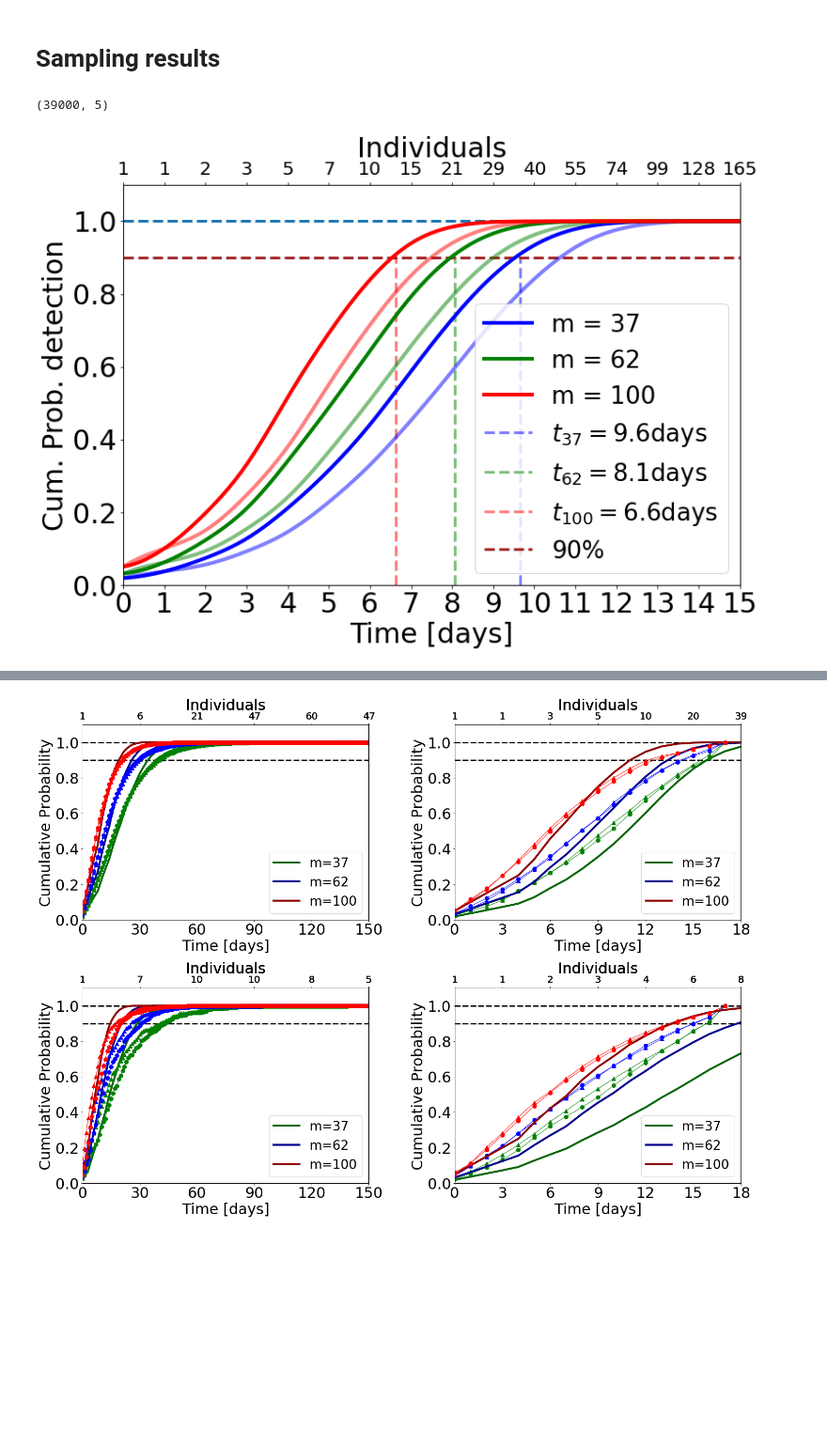
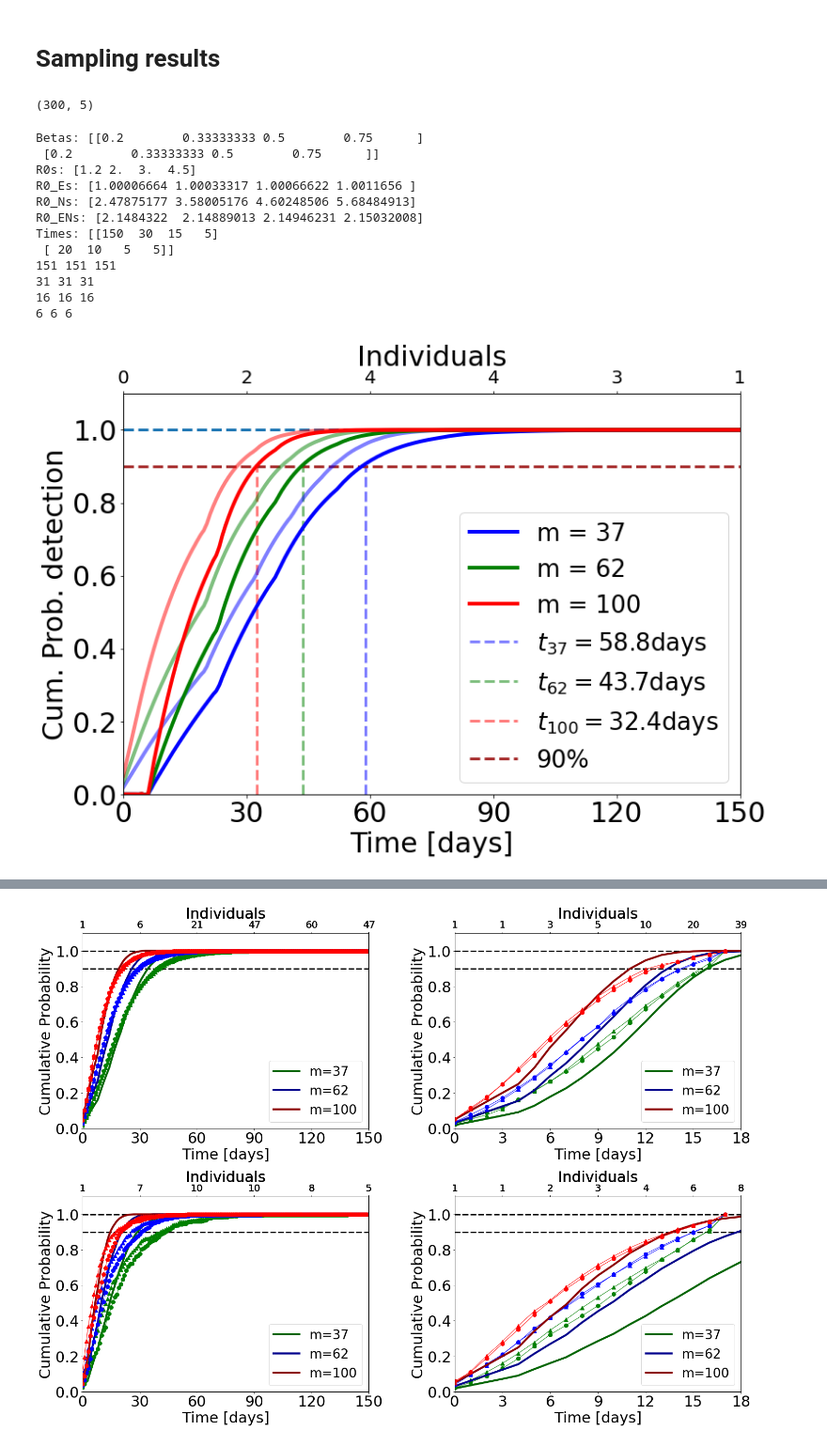
Before and after one commit to betoto008/Epidemiology_2020, a Jupyter notebook: Jupyter_Notebooks/3_Sampling.ipynb, the cells around one changed output, grey strips where cells are left out. Shown at 94% size. Saved outputs shown, nothing was run; the diff lists cells and outputs as text; code cells hidden in the pictures; blank space fills up the shorter version.

Commit message:
working on sampling notebook mac20

```diff
--- a/Jupyter_Notebooks/3_Sampling.ipynb
+++ b/Jupyter_Notebooks/3_Sampling.ipynb
@@ -44,3 +25,11 @@ N = 8000
 graphs_names = np.array(['barabasi-albert','watts-strogatz'])
 G1 = nx.barabasi_albert_graph(N, 2)
 G2 = nx.watts_strogatz_graph(N, 4, 1)
+
+N = 2000
+graphs_names = np.array(['barabasi-albert','watts-strogatz'])
+nodeDegrees = np.loadtxt(Text_files_path+'Stochastic/Networks/barabasi-albert/network_degree_distrib_N%d.txt'%(N), dtype=np.int32)
+meanDegree = np.mean(nodeDegrees)
+meanDegree2 = np.mean(nodeDegrees**2)
+
+print(max(nodeDegrees), min(nodeDegrees), meanDegree, meanDegree2)
@@ -106,7 +114,7 @@ Slopes: [[1.04994335 1.04971681 1.04943371 1.04900924]
 for aposteriori, protocol in zip(aposterioris, protocols):
     print('Aposteriori:', aposteriori, ' Protocol: ', sampling_protocol[protocol])
     ##Run over values of p
-    for p, slopes in zip (ps, Slopes):
+    for p, Ts_total, betas, slopes in zip (ps, Ts_Total, Betas, Slopes):
         ##Run over graphs
         for G, G_name in zip(graphs, graphs_names):
             ##Run over R0s
@@ -142,32 +150,69 @@ Wall time: 1min 27s
 # %% [markdown]
 # Sampling results
 # %%
-data = np.loadtxt(Text_files_path+'Sampling/Networks/barabasi-albert/aposteriori/sampling_stats_R01.5_sigma0.2_N2000_p1.0_m100_barabasi-albert.txt')
+data = np.loadtxt(Text_files_path+'Sampling/Networks/barabasi-albert/uniform/sampling_stats_R01.2_sigma1000.0_N2000_p1.0_m100_barabasi-albert.txt')
 np.shape(data)
 # %% [output]
-(39000, 5)
+(300, 5)
 # %%
 N=2000
 sample_sizes = [int((N/100)*1.875), int((N/100)*3.125), int((N/100)*5.0)]
 # %%
 ps = [1.0]
 sample_sizes = [int((N/100)*1.875), int((N/100)*3.125), int((N/100)*5.0)]
-R0s = np.array([3.0])
+R0s = np.array([1.2, 2.0, 3.0, 4.5])
+R0s2 = np.array([1.2, 2.0, 3.0, 4.5])
 betas = R0s*gamma
-Ts_total = np.array([15])
-for p in ps:
+betas2 = R0s2*gamma
+
+Betas = np.array([R0s2*gamma,R0s*gamma])
+print('Betas:', Betas)
+R0_Ns = (R0s2*(meanDegree2-meanDegree))/(meanDegree*(meanDegree+R0s2))
+R0_Es = np.sqrt(1-4*((sigma*gamma-sigma*Betas[0])/(sigma + gamma)**2))
+R0_ENs = (R0_Es*(meanDegree2-meanDegree))/(meanDegree*(meanDegree+R0_Es))
+
+print('R0s:', R0s2)
+print('R0_Es:',R0_Es)
+print('R0_Ns:',R0_Ns)
+print('R0_ENs:',R0_ENs)
+
+lambdas = ((-sigma-gamma)/(2)) + (1/2)*np.sqrt((sigma-gamma)**2 + 4*sigma*Betas[1]) #exponential growth rates
+
+ests = (1/(lambdas)).astype(int)
+if(sigma==1/4):
+    est_Ns = (1/((R0_ENs-1)*gamma)).astype(int)
+if(sigma==1000):
+    est_Ns = (1/((R0_Ns-1)*gamma)).astype(int)
+
+Ts_Total = np.array([5*ests, 5*est_Ns]) #for R0 = [1.2, 1.5, 3.0, 4.5] use [160, 35, 20] and half of it if when sigma=1000
+print('Times:',Ts_Total)
+
+for p, Ts_total in zip(ps, Ts_Total):
     for beta, T_total in zip(betas, Ts_total):
-        days = np.array(range(T_total+1))
+        days = np.array(np.arange(T_total+1))
         I_data = np.loadtxt(Text_files_path+'Stochastic/Networks/barabasi-albert/ensemble_I_R0%.1f_sigma%.1f_N%d_p%.1f_barabasi-albert.txt'%(beta/gamma,sigma,N, p))
         I_avg = np.mean(I_data , axis = 0)
-        I_data2 = [I_data[i,:] for i in range(len(I_data[:,0])) if I_data[i,-1]!=0]
+        I_data2 = [I_data[i,:] for i in np.arange(len(I_data[:,0])) if I_data[i,-1]!=0]
         I_avg_not_ext = np.mean(I_data2 , axis = 0)
         I_det = np.loadtxt(Text_files_path+'Deterministic/deterministic_R0%.1f_sigma%.1f_N%d.txt'%(beta/gamma,sigma,N))
         #for m, color, color2 in zip(sample_sizes, colors, colors2):
         fig, ax = plt.subplots(figsize=(12,8))
-        ax = plot_cum_prob_time(T_total, sample_sizes , beta/gamma, sigma, p, N, days , I_avg_not_ext, I_det[2,:], colors, net_name = graphs_names[0],
+        print(len(days), len(I_avg_not_ext), len(I_det[2,:]))
+        ax = plot_cum_prob_time(T_total, sample_sizes , beta/gamma, sigma, p, N, days , I_avg, I_det[2,:], colors, net_name = graphs_names[0],
                                 folder=Text_files_path+'Sampling/Networks/'+graphs_names[0], external_ax = ax)
         ax.legend(loc = 4, fontsize = 26)
         #fig.savefig('../Figures/Control/Stochastic/Sampling/Networks/'+graphs_names[0]+'/Prob_cum_R0%.1f_sigma%.1f_p%.1f_m%d.pdf'%(beta/gamma, sigma,p,m))
 # %% [output]
+Betas: [[0.2        0.33333333 0.5        0.75      ]
+ [0.2        0.33333333 0.5        0.75      ]]
+R0s: [1.2 2.  3.  4.5]
+R0_Es: [1.00006664 1.00033317 1.00066622 1.0011656 ]
+R0_Ns: [2.47875177 3.58005176 4.60248506 5.68484913]
+R0_ENs: [2.1484322  2.14889013 2.14946231 2.15032008]
+Times: [[150  30  15   5]
+ [ 20  10   5   5]]
+151 151 151
+31 31 31
+16 16 16
+6 6 6
-[figure, old version]
+[figure, new version]
```
Also changed, not shown: parts of 10 cells of this notebook, 28 other files.
